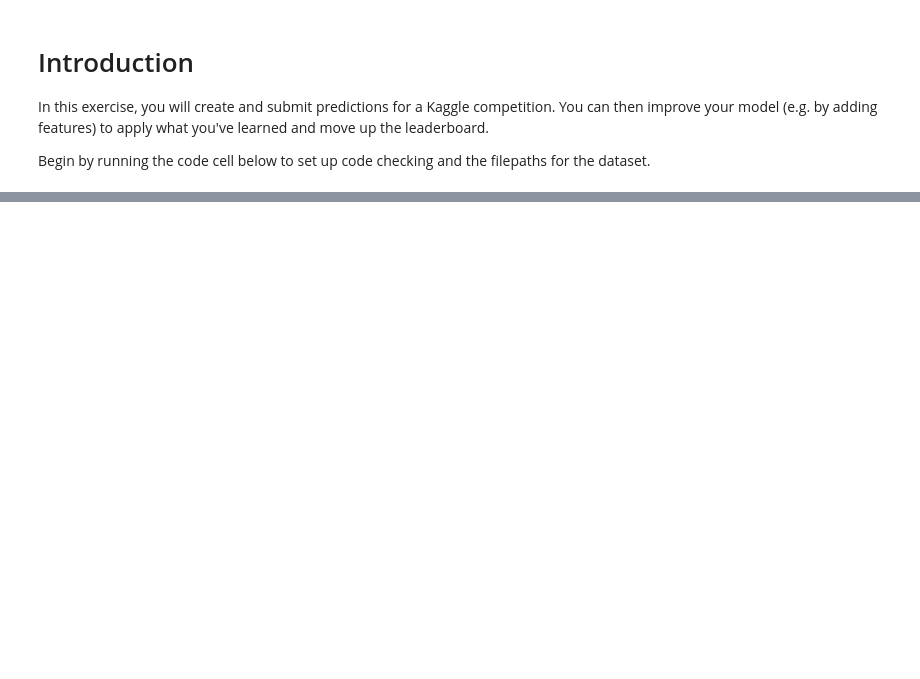
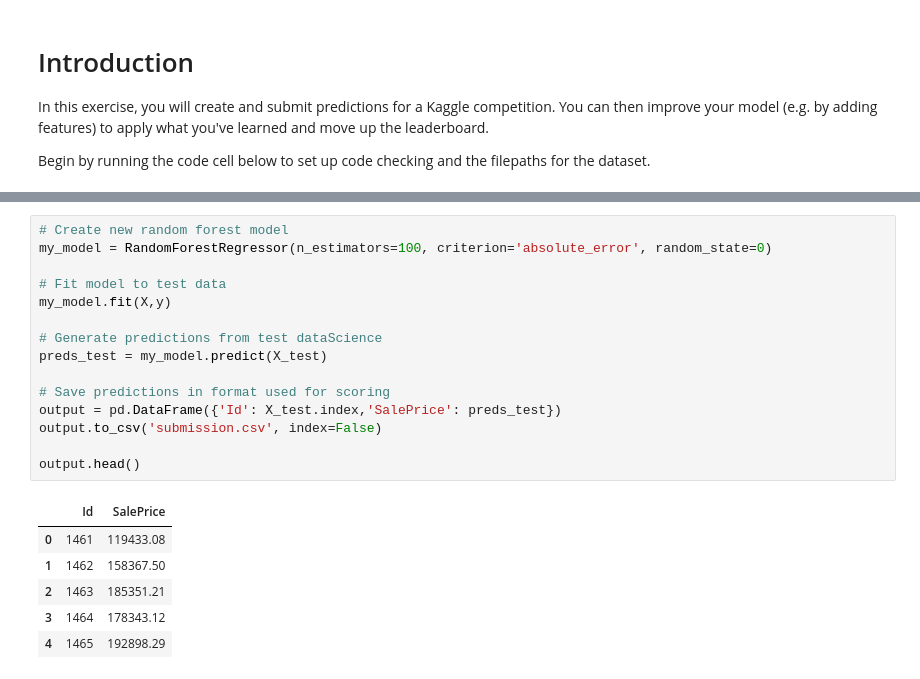
Before and after one commit to dendicott/Kaggle, a Jupyter notebook: exercise-machine-learning-competitions.ipynb, the cells around one changed output, grey strips where cells are left out. Drawn from its saved outputs; the diff is of its cells as text; blank space fills up the shorter version.

```diff
--- a/exercise-machine-learning-competitions.ipynb
+++ b/exercise-machine-learning-competitions.ipynb
@@ -93 +80,23 @@ test_preds = rf_model_on_full_data.predict(test_X)
+# %%
+# Create new random forest model
+my_model = RandomForestRegressor(n_estimators=100, criterion='absolute_error', random_state=0)
+
+# Fit model to test data
+my_model.fit(X,y)
+
+# Generate predictions from test dataScience
+preds_test = my_model.predict(X_test)
+
+# Save predictions in format used for scoring
+output = pd.DataFrame({'Id': X_test.index,'SalePrice': preds_test})
+output.to_csv('submission.csv', index=False)
+
+output.head()
+# %% [output]
+|  | Id | SalePrice |
+| 0 | 1461 | 119433.08 |
+| 1 | 1462 | 158367.50 |
+| 2 | 1463 | 185351.21 |
+| 3 | 1464 | 178343.12 |
+| 4 | 1465 | 192898.29 |
 # %%
```
Also changed, not shown: parts of 20 cells of this notebook, 1 other file.
